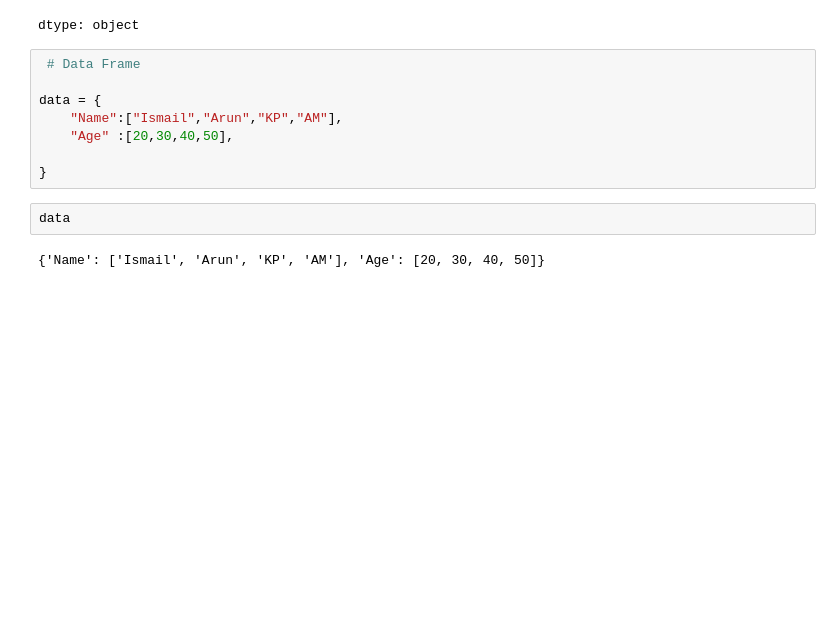
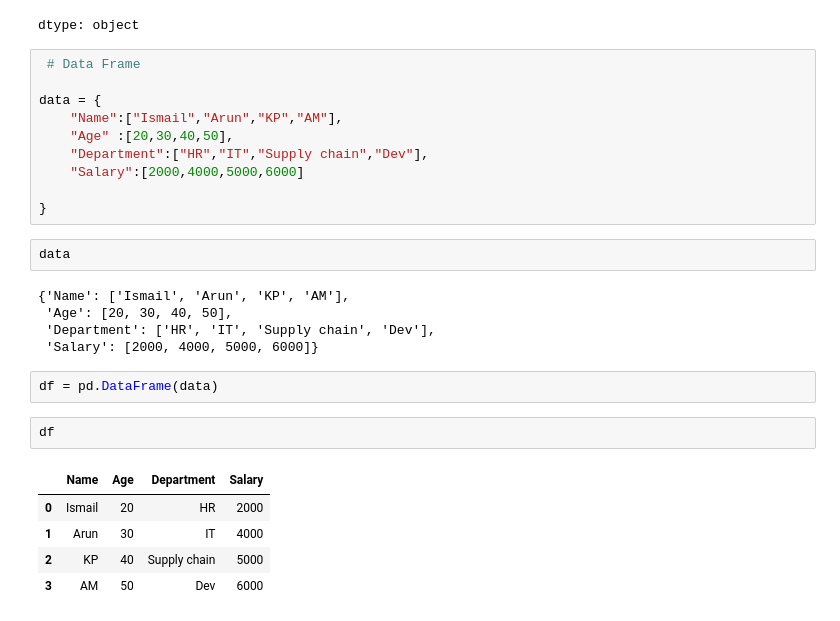
Before and after one commit to Ismailchan/Test_data_learning, a Jupyter notebook: Welcome_To_Colab.ipynb, the cells around one changed output. Cells and saved outputs as stored; diff of their text form; blank space fills up the shorter version.

```diff
--- a/Welcome_To_Colab.ipynb
+++ b/Welcome_To_Colab.ipynb
@@ -219,9 +219,24 @@ dtype: object
 data = {
     "Name":["Ismail","Arun","KP","AM"],
     "Age" :[20,30,40,50],
+    "Department":["HR","IT","Supply chain","Dev"],
+    "Salary":[2000,4000,5000,6000]
 
 }
 # %%
 data
 # %% [output]
-{'Name': ['Ismail', 'Arun', 'KP', 'AM'], 'Age': [20, 30, 40, 50]}
+{'Name': ['Ismail', 'Arun', 'KP', 'AM'],
+ 'Age': [20, 30, 40, 50],
+ 'Department': ['HR', 'IT', 'Supply chain', 'Dev'],
+ 'Salary': [2000, 4000, 5000, 6000]}
+# %%
+df = pd.DataFrame(data)
+# %%
+df
+# %% [output]
+|  | Name | Age | Department | Salary |
+| 0 | Ismail | 20 | HR | 2000 |
+| 1 | Arun | 30 | IT | 4000 |
+| 2 | KP | 40 | Supply chain | 5000 |
+| 3 | AM | 50 | Dev | 6000 |
```
Also changed, not shown: parts of 3 cells of this notebook.
